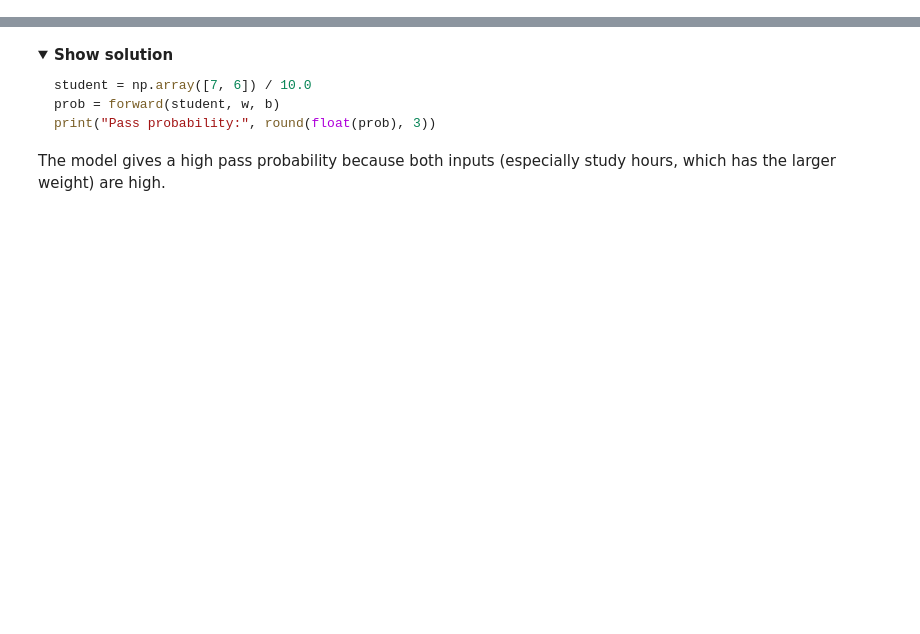
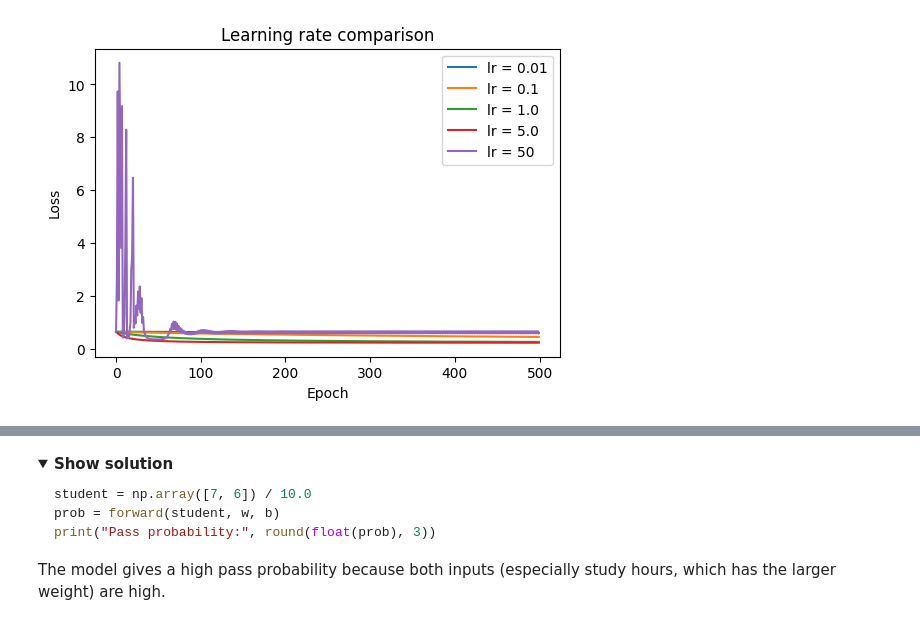
Before and after one commit to nopeyalharith/Hands-on-Introduction-to-Deep-Learning, a Jupyter notebook: DL_hands-on.ipynb, the cells around one changed output, grey strips where cells are left out. Drawn from its saved outputs; the diff is of its cells as text; code cells hidden in the pictures; folded sections open; blank space fills up the shorter version.

```diff
--- a/DL_hands-on.ipynb
+++ b/DL_hands-on.ipynb
@@ -76,7 +155,9 @@ plt.show()
 # %%
 plt.figure(figsize=(6, 4))
-for lr in [0.01, 0.1, 1.0, 5.0]:
+for lr in [0.01, 0.1, 1.0, 5.0, 50]:
     _, _, h = train_neuron(X, y, lr=lr, epochs=500)
     plt.plot(h, label=f"lr = {lr}")
 plt.xlabel("Epoch"); plt.ylabel("Loss"); plt.legend(); plt.title("Learning rate comparison")
 plt.show()
+# %% [output]
+[figure, added]
```
Also changed, not shown: parts of 51 cells of this notebook.
